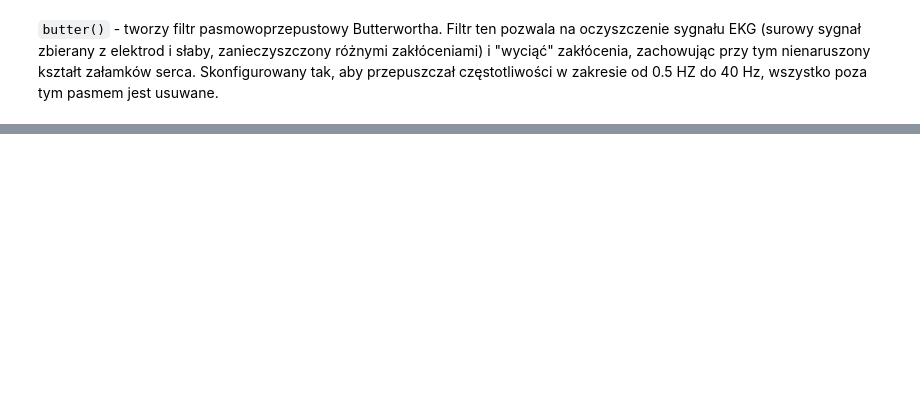
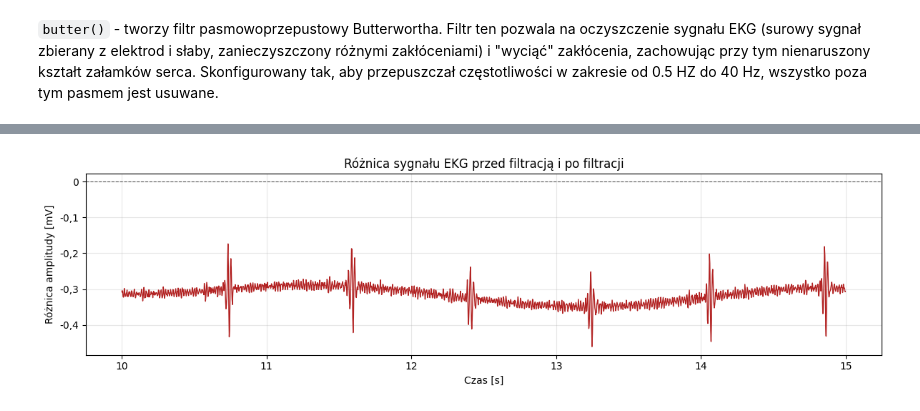
Before and after one commit to spoiler48/ecg-anomalies, a Jupyter notebook: notebooks/03_segmentation.ipynb, the cells around one changed output, grey strips where cells are left out. Drawn from its saved outputs; the diff is of its cells as text; code cells hidden in the pictures; blank space fills up the shorter version.

```diff
--- a/notebooks/03_segmentation.ipynb
+++ b/notebooks/03_segmentation.ipynb
@@ -5,6 +5,15 @@ import pandas as pd
 import matplotlib.pyplot as plt
 
 from scipy.signal import butter, sosfiltfilt
+import pywt
+
+from matplotlib.ticker import FuncFormatter
+
+# Polski format liczb
+def comma_formatter(x, pos):
+    return f'{x:g}'.replace('.', ',')
+
+formatter = FuncFormatter(comma_formatter)
 # %%
 DATA_PATH = '../mitbih_database/'
 
@@ -40,2 +150,43 @@ def filter_ecg(signal, fs=FS):
+# %%
+# Obliczenie różnicy sygnałów
+difference = original_fragment - filtered_fragment
+
+fig, ax = plt.subplots(figsize=(12, 3.5))
+
+ax.plot(
+    time,
+    difference,
+    color='firebrick',
+    linewidth=1
+)
+
+ax.axhline(
+    0,
+    color='black',
+    linestyle='--',
+    linewidth=0.8,
+    alpha=0.6
+)
+
+ax.set_title('Różnica sygnału EKG przed filtracją i po filtracji')
+ax.set_xlabel('Czas [s]')
+ax.set_ylabel('Różnica amplitudy [mV]')
+
+# Przecinki zamiast kropek dziesiętnych
+ax.xaxis.set_major_formatter(formatter)
+ax.yaxis.set_major_formatter(formatter)
+
+ax.grid(alpha=0.3)
+
+plt.tight_layout()
+
+plt.savefig(
+    'roznica_filtracji_ekg.pdf',
+    bbox_inches='tight'
+)
+
+plt.show()
+# %% [output]
+[figure, added]
 # %%
 all_beats = []
```
Also changed, not shown: parts of 15 cells of this notebook, 18 other files.
